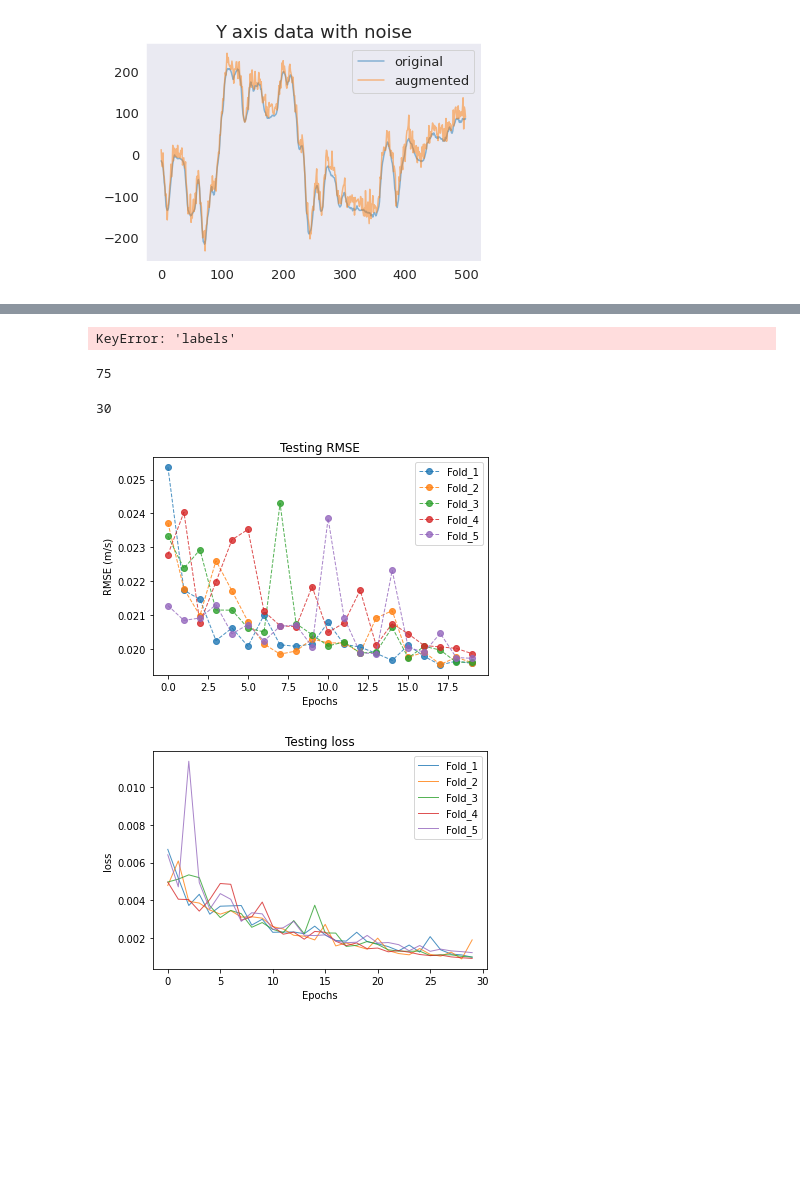
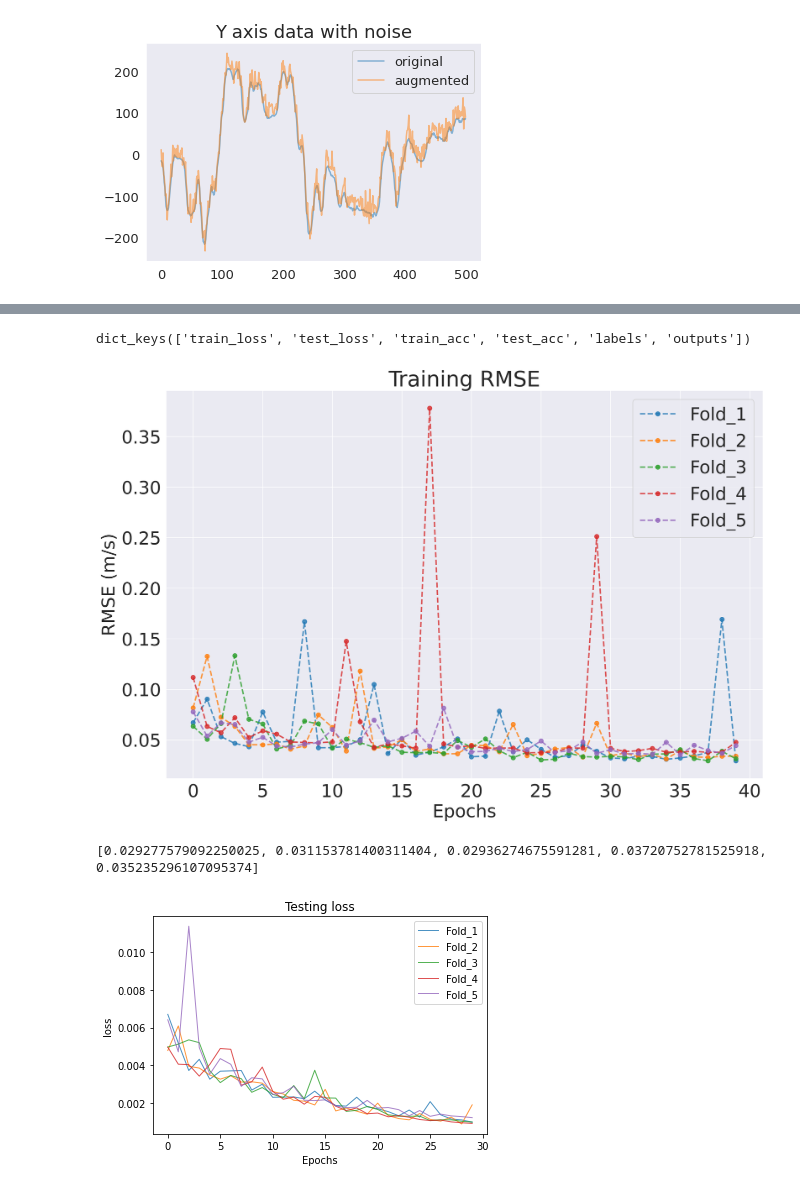
Before and after one commit to Prakyathkantharaju/Thesis_Speed_estimation, a Jupyter notebook: Processing/processing.ipynb, the cells around one changed output, grey strips where cells are left out. Cells and saved outputs as stored; diff of their text form; code cells hidden in the pictures; blank space fills up the shorter version.

```diff
--- a/Processing/processing.ipynb
+++ b/Processing/processing.ipynb
@@ -523,7 +918,3 @@ Text(0.5, 1.0, 'Y axis data with noise')
 [figure]
 # %%
 noise=np.random.normal(0,5,(500,1))
-# %%
-data=pickle.load(open('../models/Data_based_models/CNN7/history.pickle','rb'))
-
-print(data.keys())
@@ -546,2 +921,8 @@ weighted avg       0.98      0.98      0.98     13028
 # %%
+data=pickle.load(open('../models/Data_based_models/ResNet/history.pickle','rb'))
+
+print(data.keys())
+
 history={'train_loss':[[] for i in range(5)],'train_acc':[[] for i in range(5)],'val_loss':[[] for i in range(5)],'val_acc':[[] for i in range(5)],'labels':[[] for i in range(5)],'outputs':[[] for i in range(5)]}
+# %% [output]
+dict_keys(['train_loss', 'test_loss', 'train_acc', 'test_acc', 'labels', 'outputs'])
@@ -561,14 +929,3 @@ def speeds(label):
-# %%
-for i in range(len(data['labels'])):
-    for j in range(len(data['labels'][i])):
-        #data['labels'][i][j]=speeds(data['labels'][i][j])
-        #data['outputs'][i][j]=speeds(data['outputs'][i][j])
-# %% [output]
-KeyError: 'labels'
-# %%
-print(len(data['train_loss']))
-# %% [output]
-75
 # %%
 j=0
 for i in range(len(data['train_loss'])):
@@ -579,9 +936,5 @@ for i in range(len(data['train_loss'])):
     history['val_acc'][j].append(data['test_acc'][i])
     history['labels'][j].append(data['labels'][i])
     history['outputs'][j].append(data['outputs'][i])
-    if (i+1)%30==0 and i!=0:
+    if (i+1)%40==0 and i!=0:
         j+=1
-# %%
-print(len(history['train_loss'][0]))
-# %% [output]
-30
@@ -590,10 +941,15 @@ from sklearn.metrics import mean_squared_error
 # %%
+fig=plt.figure(figsize=(15,10),dpi=300)
+ax=fig.add_subplot(111)
+minimums=[]
 for i in range(5):
-    rmse=[mean_squared_error(history['labels'][i][j],history['outputs'][i][j]) for j in range(len(history['labels'][i]))]
-    plt.plot(rmse,'o--',alpha=0.8,linewidth=1)
-    plt.legend(['Fold_1','Fold_2','Fold_3','Fold_4','Fold_5'],loc='upper right')
-    plt.title('Testing RMSE')
-    plt.xlabel('Epochs')
-    plt.ylabel('RMSE (m/s)')
+    #rmse=[np.sqrt(history['train_loss'][i][j]) for j in range(0,len(history['train_loss'][i]))]
+    rmse=[np.sqrt(mean_squared_error(history['labels'][i][j],history['outputs'][i][j])) for j in range(0,len(history['labels'][i]))]
+    minimums.append(np.min(rmse))
+    ax.plot(rmse,'o--',alpha=0.8,linewidth=2)
+    ax.legend(['Fold_1','Fold_2','Fold_3','Fold_4','Fold_5'],loc='upper right')
+    ax.set_title('Training RMSE')
+    ax.set_xlabel('Epochs')
+    ax.set_ylabel('RMSE (m/s)')
 # %% [output]
-[figure, old version]
+[figure, new version]
@@ -600,3 +958,7 @@ for i in range(5):
+# %%
+print(minimums)
+# %% [output]
+[0.029277579092250025, 0.031153781400311404, 0.02936274675591281, 0.03720752781525918, 0.035235296107095374]
 # %%
 for i in range(5):
     plt.plot(history['val_loss'][i][:],'-',alpha=0.8,linewidth=1)
```
Also changed, not shown: parts of 67 cells of this notebook, 53 other files.
